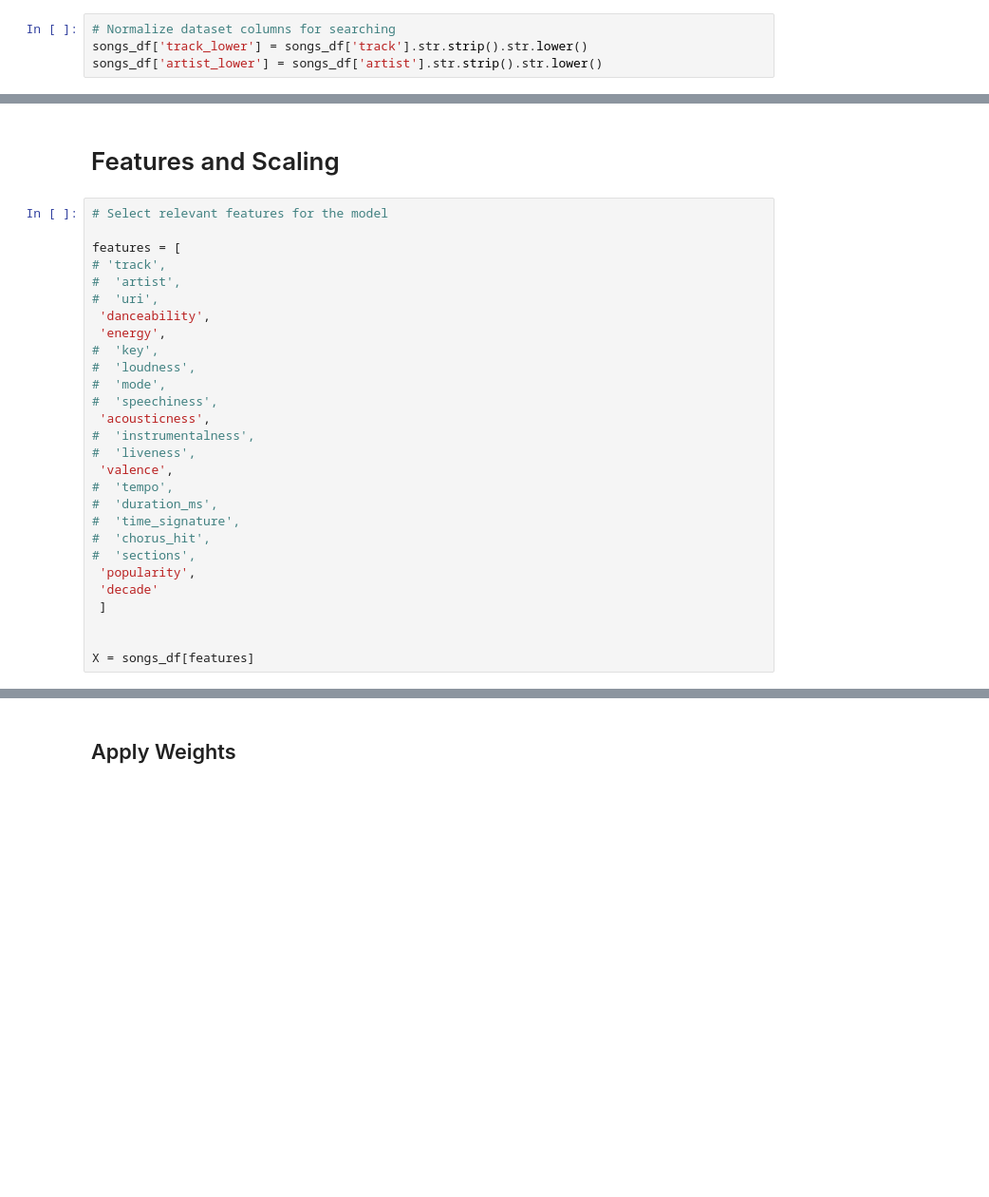
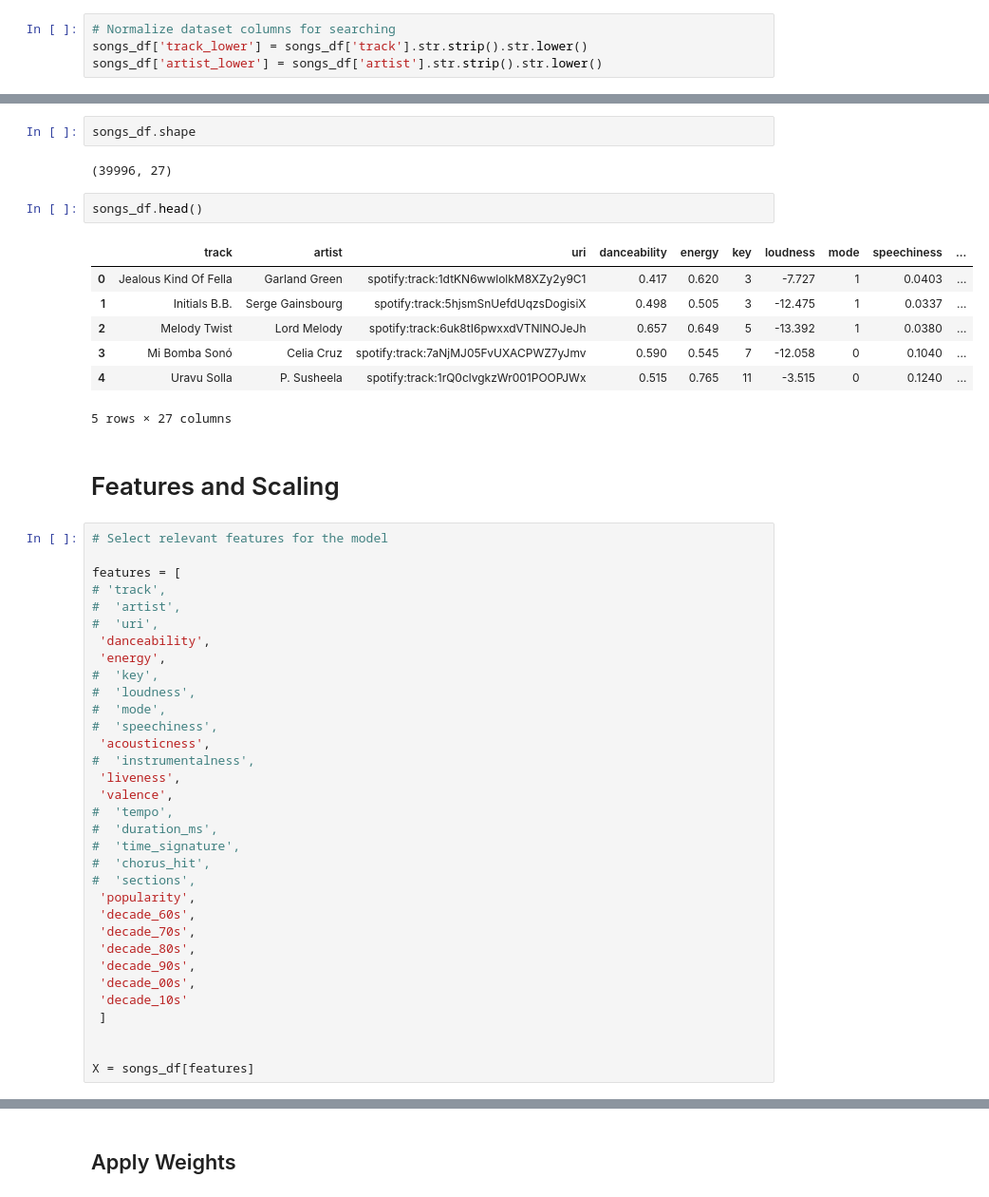
Before and after one commit to mftobin/Project4-stl, a Jupyter notebook: Evan_notebook.ipynb, the cells around one changed output, grey strips where cells are left out. Shown: that part at 95% size. Drawn from its saved outputs; the diff is of its cells as text; blank space fills up the shorter version.

```diff
--- a/Evan_notebook.ipynb
+++ b/Evan_notebook.ipynb
@@ -68,3 +74,17 @@ songs_df['decade'] = songs_df['decade'].replace({
+# %%
+songs_df.shape
+# %% [output]
+(39996, 27)
+# %%
+songs_df.head()
+# %% [output]
+|  | track | artist | uri | danceability | energy | key | loudness | mode | speechiness | ... |
+| 0 | Jealous Kind Of Fella | Garland Green | spotify:track:1dtKN6wwlolkM8XZy2y9C1 | 0.417 | 0.620 | 3 | -7.727 | 1 | 0.0403 | ... |
+| 1 | Initials B.B. | Serge Gainsbourg | spotify:track:5hjsmSnUefdUqzsDogisiX | 0.498 | 0.505 | 3 | -12.475 | 1 | 0.0337 | ... |
+| 2 | Melody Twist | Lord Melody | spotify:track:6uk8tI6pwxxdVTNlNOJeJh | 0.657 | 0.649 | 5 | -13.392 | 1 | 0.0380 | ... |
+| 3 | Mi Bomba Sonó | Celia Cruz | spotify:track:7aNjMJ05FvUXACPWZ7yJmv | 0.590 | 0.545 | 7 | -12.058 | 0 | 0.1040 | ... |
+| 4 | Uravu Solla | P. Susheela | spotify:track:1rQ0clvgkzWr001POOPJWx | 0.515 | 0.765 | 11 | -3.515 | 0 | 0.1240 | ... |
+5 rows × 27 columns
 # %% [markdown]
 # Features and Scaling
 # %%
@@ -82,7 +102,7 @@ features = [
 #  'speechiness',
  'acousticness',
 #  'instrumentalness',
-#  'liveness',
+ 'liveness',
  'valence',
 #  'tempo',
 #  'duration_ms',
@@ -90,7 +110,12 @@ features = [
 #  'chorus_hit',
 #  'sections',
  'popularity',
- 'decade'
+ 'decade_60s',
+ 'decade_70s',
+ 'decade_80s',
+ 'decade_90s',
+ 'decade_00s',
+ 'decade_10s'
  ]
 
 
```
Also changed, not shown: parts of 14 cells of this notebook.
